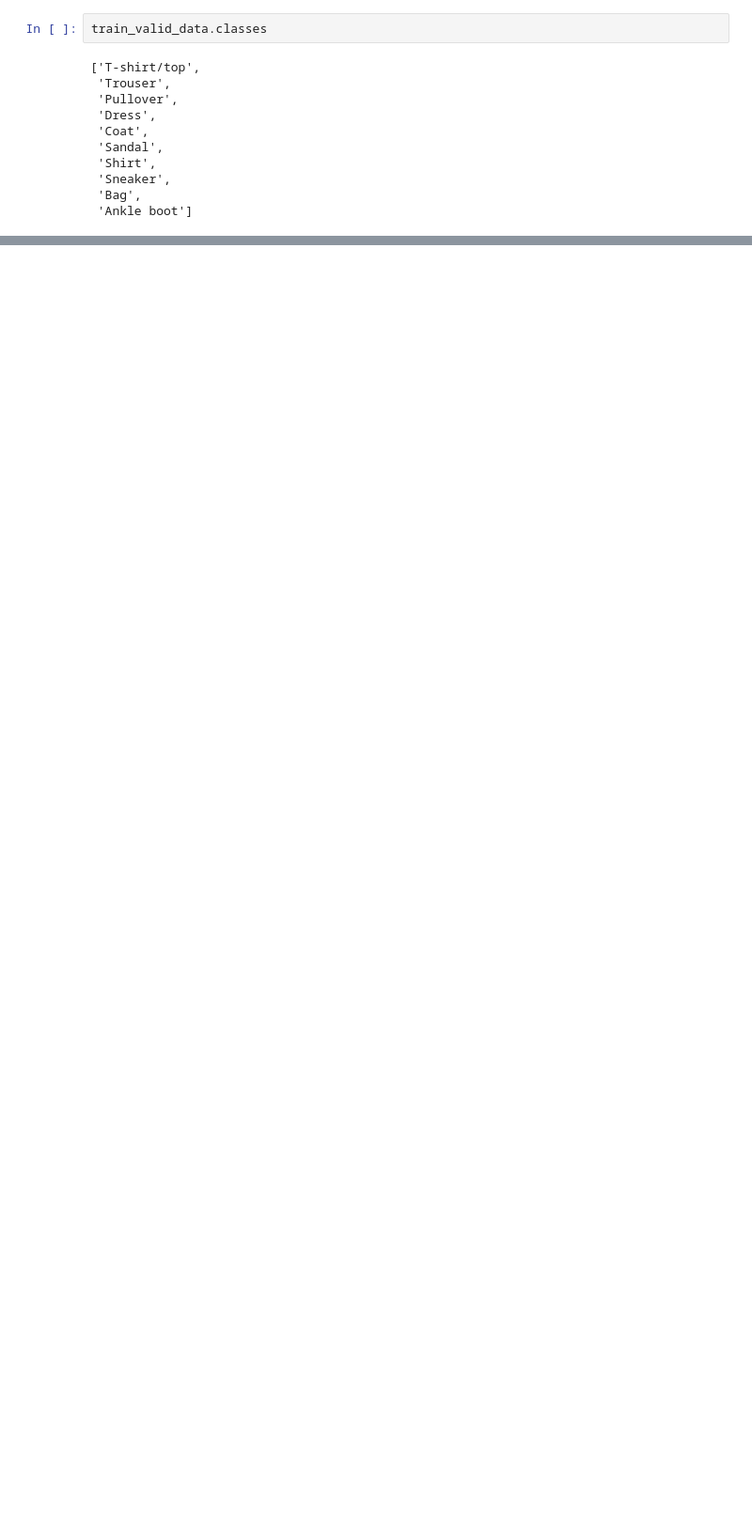
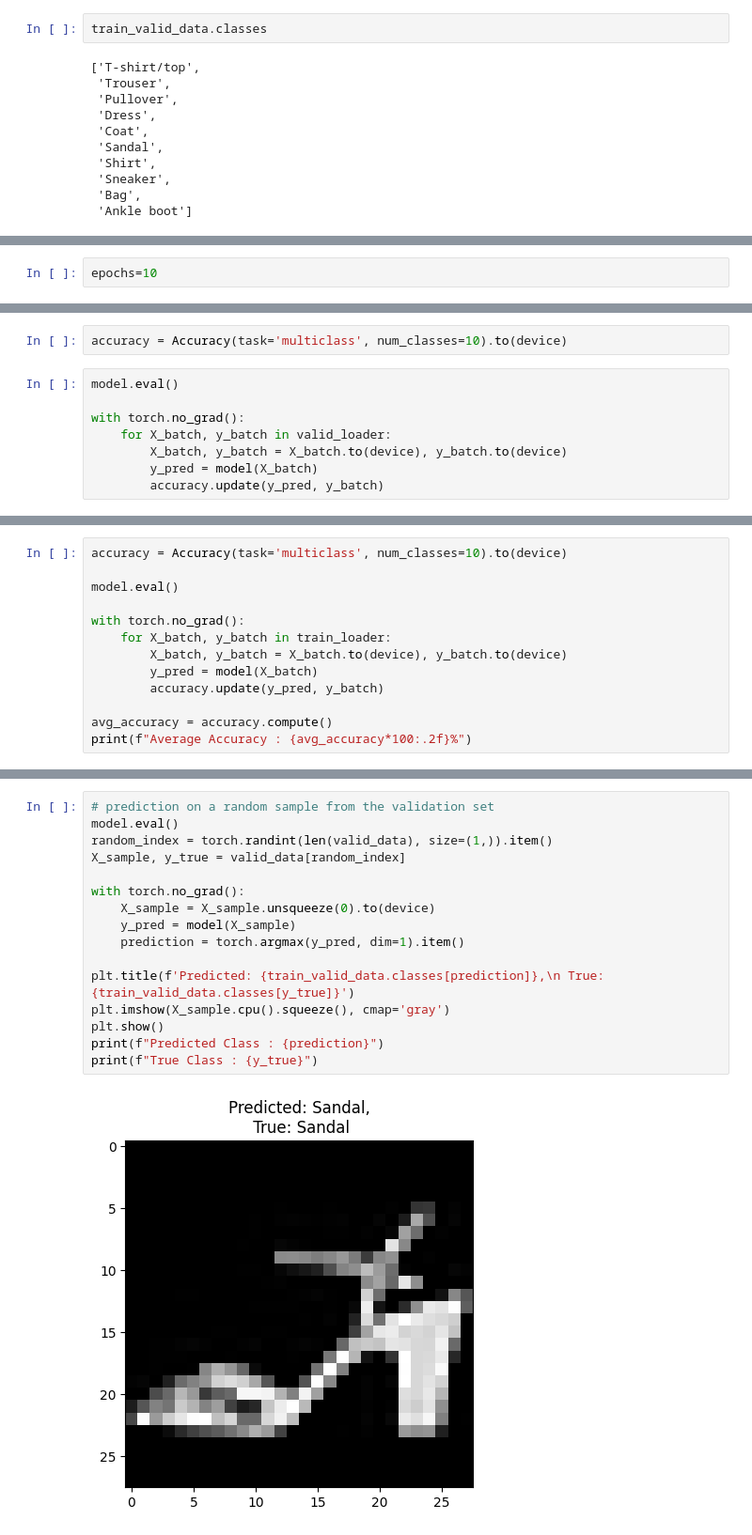
Before and after one commit to BUFONJOKER/handsonml-pytorch-practice, a Jupyter notebook: ch10.ipynb, the cells around one changed output, grey strips where cells are left out. Shown at 94% size. Cells and saved outputs as stored; diff of their text form; blank space fills up the shorter version.

```diff
--- a/ch10.ipynb
+++ b/ch10.ipynb
@@ -61,0 +126,2 @@ class ImageClassifier(nn.Module):
+# %%
+epochs=10
@@ -61,0 +172,10 @@ class ImageClassifier(nn.Module):
+# %%
+accuracy = Accuracy(task='multiclass', num_classes=10).to(device)
+# %%
+model.eval()
+
+with torch.no_grad():
+    for X_batch, y_batch in valid_loader:
+        X_batch, y_batch = X_batch.to(device), y_batch.to(device)
+        y_pred = model(X_batch)
+        accuracy.update(y_pred, y_batch)
@@ -61,0 +187,13 @@ class ImageClassifier(nn.Module):
+# %%
+accuracy = Accuracy(task='multiclass', num_classes=10).to(device)
+
+model.eval()
+
+with torch.no_grad():
+    for X_batch, y_batch in train_loader:
+        X_batch, y_batch = X_batch.to(device), y_batch.to(device)
+        y_pred = model(X_batch)
+        accuracy.update(y_pred, y_batch)
+
+avg_accuracy = accuracy.compute()
+print(f"Average Accuracy : {avg_accuracy*100:.2f}%")
@@ -61,0 +202,18 @@ class ImageClassifier(nn.Module):
+# %%
+# prediction on a random sample from the validation set
+model.eval()
+random_index = torch.randint(len(valid_data), size=(1,)).item()
+X_sample, y_true = valid_data[random_index]
+
+with torch.no_grad():
+    X_sample = X_sample.unsqueeze(0).to(device)
+    y_pred = model(X_sample)
+    prediction = torch.argmax(y_pred, dim=1).item()
+
+plt.title(f'Predicted: {train_valid_data.classes[prediction]},\n True: {train_valid_data.classes[y_true]}')
+plt.imshow(X_sample.cpu().squeeze(), cmap='gray')
+plt.show()
+print(f"Predicted Class : {prediction}")
+print(f"True Class : {y_true}")
+# %% [output]
+[figure, added]
```
Also changed, not shown: parts of 28 cells of this notebook.
